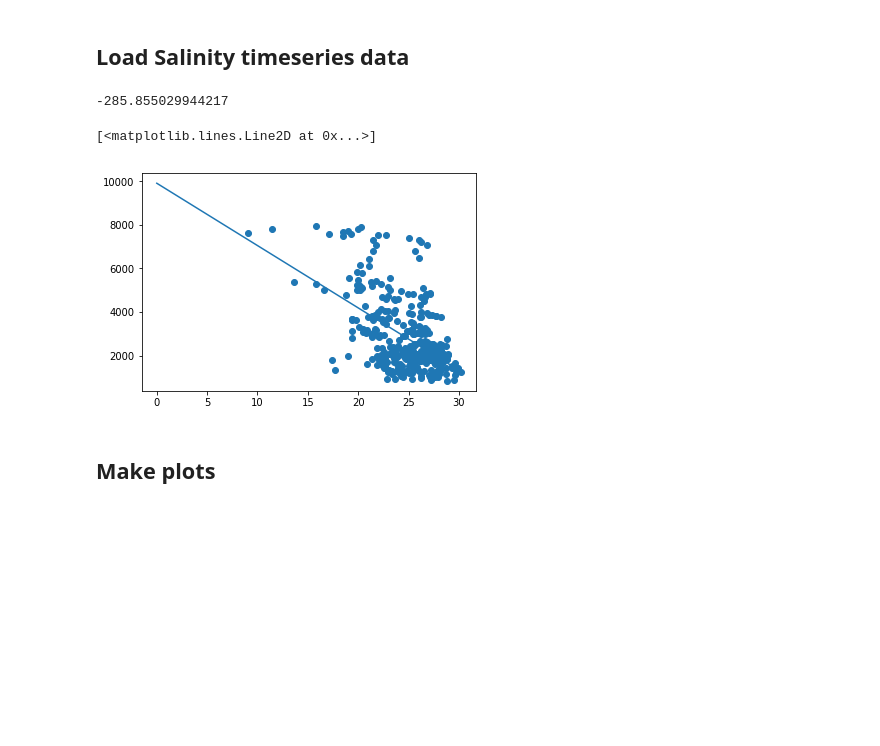
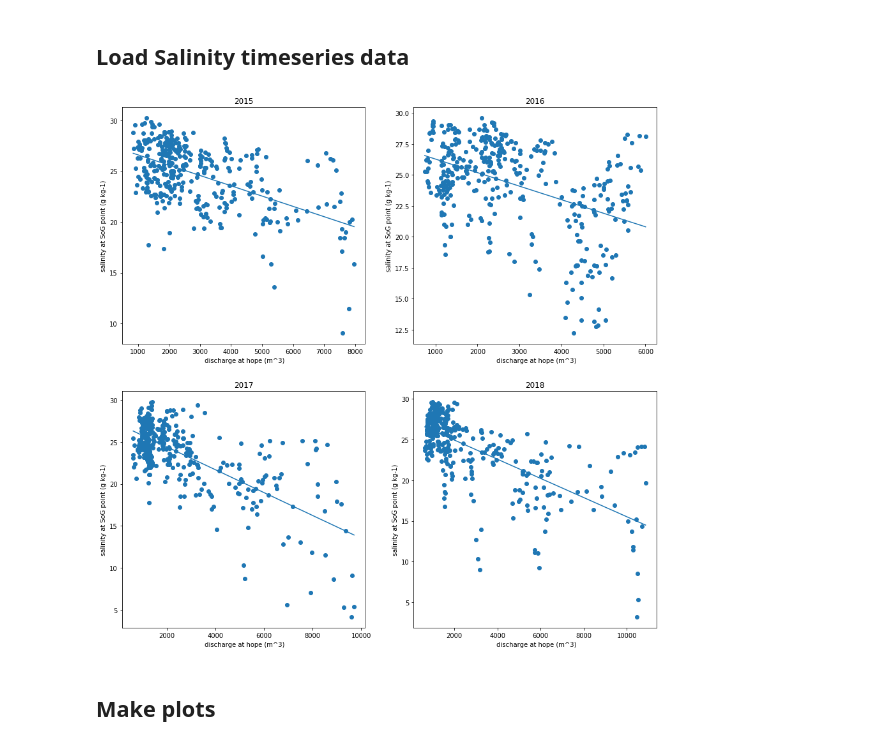
Before and after one commit to ambhudia/analysis-ashutosh, a Jupyter notebook: Buoyancy_correlation.ipynb, the cells around one changed output. Saved outputs shown, nothing was run; the diff lists cells and outputs as text; code cells hidden in the pictures; blank space fills up the shorter version.

Commit message:
Added regression scatter plots to buoyancy_correlation.ipynb

```diff
--- a/Buoyancy_correlation.ipynb
+++ b/Buoyancy_correlation.ipynb
@@ -65,18 +65,22 @@ def running_mean(x, N):
     return (cumsum[N:] - cumsum[:-N]) / float(N)
 # %%
 from scipy.stats import linregress
-# %%
-a = average_output(sog2015, t2015, 'D')[1]
-b = give_data_with_time(data, 2015)[1]
-linregress(average_output(sog2015, t2015, 'D')[1], give_data_with_time(data, 2015)[1])[0]
-# %% [output]
--285.855029944217
-# %%
-plt.scatter(a,b)
-plt.plot(np.arange(31),-285.855029944217 * np.arange(31) + 9909.435599010421 )
-# %% [output]
-[<matplotlib.lines.Line2D at 0x...>]
-[figure, removed]
+# %%
+fig = plt.figure(figsize = (15,15))
+tick = 1
+for year in [2015, 2016, 2017, 2018]:
+    plt.subplot(2,2,tick)
+    tick = tick + 1
+    a = average_output(locals()['sog' + str(year)],locals()['t' + str(year)], 'D')[1]
+    b = give_data_with_time(data, year)[1]
+    params = linregress(b,a)
+    plt.scatter(b,a)
+    plt.plot(np.linspace(np.min(b), np.max(b), 10), params[0] * np.linspace(np.min(b), np.max(b), 10) + params[1] )
+    plt.xlabel(' discharge at hope (m^3)')
+    plt.ylabel('salinity at SoG point (g kg-1)')
+    plt.title(year)
+# %% [output]
+[figure, added]
 # %% [markdown]
 ## Make plots
 # %%
```
